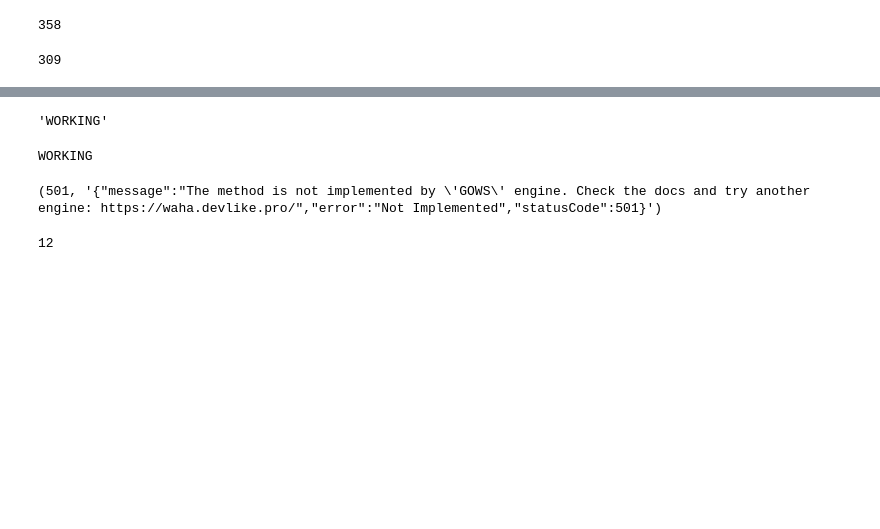
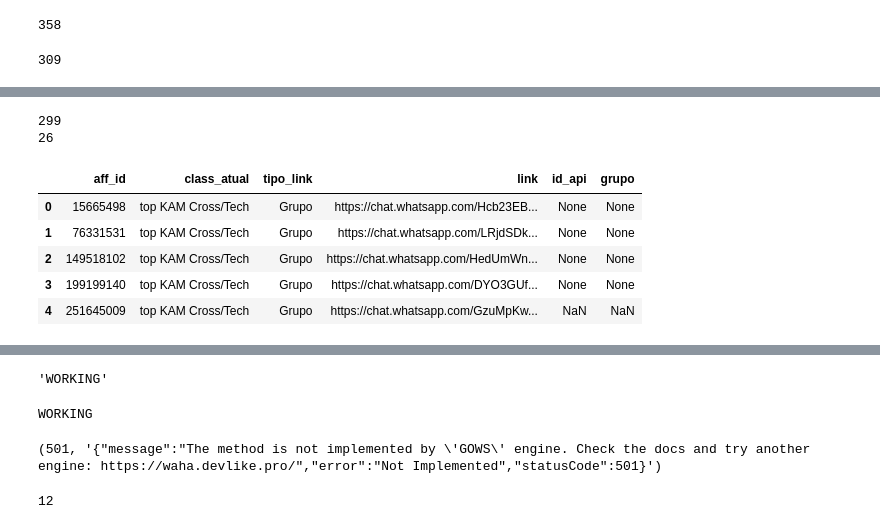
Before and after one commit to JoaoGollucci/whatsapp_data, a Jupyter notebook: proc_excel.ipynb, the cells around one changed output, grey strips where cells are left out. Drawn from its saved outputs; the diff is of its cells as text; code cells hidden in the pictures; blank space fills up the shorter version.

```diff
--- a/proc_excel.ipynb
+++ b/proc_excel.ipynb
@@ -79,0 +135,19 @@ def start(url, need_auth=True):
+# %%
+
+base = pd.read_csv('grupos_cadastrados_api.csv')
+base = pd.merge(base, df, how='outer')
+df_ok = base.query("id_api.notnull()", engine='python').reset_index(drop=True)
+print(len(df_ok))
+base.query("id_api.isnull()", engine='python', inplace=True)
+base.reset_index(drop=True, inplace=True)
+print(len(base))
+base.head()
+# %% [output]
+299
+26
+|  | aff_id | class_atual | tipo_link | link | id_api | grupo |
+| 0 | 15665498 | top KAM Cross/Tech | Grupo | https://chat.whatsapp.com/Hcb23EB... | None | None |
+| 1 | 76331531 | top KAM Cross/Tech | Grupo | https://chat.whatsapp.com/LRjdSDk... | None | None |
+| 2 | 149518102 | top KAM Cross/Tech | Grupo | https://chat.whatsapp.com/HedUmWn... | None | None |
+| 3 | 199199140 | top KAM Cross/Tech | Grupo | https://chat.whatsapp.com/DYO3GUf... | None | None |
+| 4 | 251645009 | top KAM Cross/Tech | Grupo | https://chat.whatsapp.com/GzuMpKw... | NaN | NaN |
```
Also changed, not shown: parts of 16 cells of this notebook, 11 other files.
